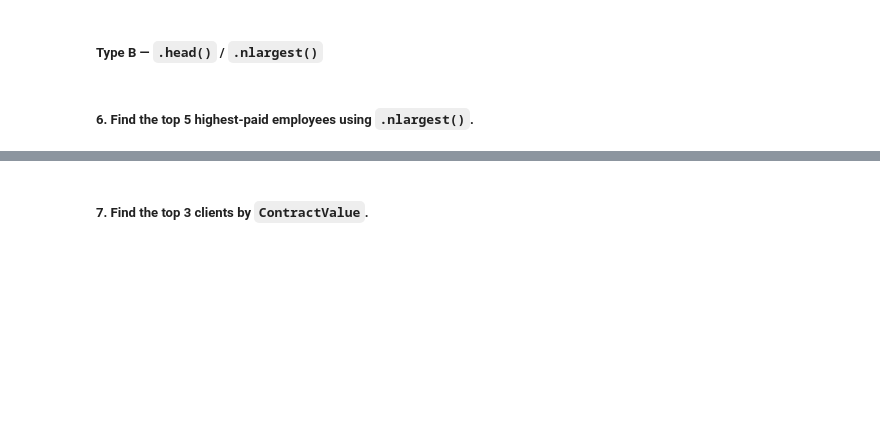
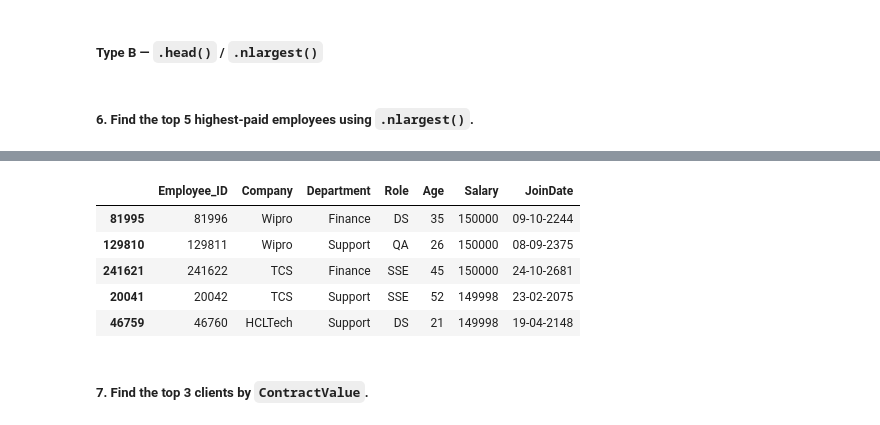
Before and after one commit to shiva3994/Projects, a Jupyter notebook: Python/L_Big4_India.ipynb, the cells around one changed output, grey strips where cells are left out. Cells and saved outputs as stored; diff of their text form; code cells hidden in the pictures; blank space fills up the shorter version.

```diff
--- a/Python/L_Big4_India.ipynb
+++ b/Python/L_Big4_India.ipynb
@@ -948,3 +957,12 @@ data_dict['Technologies'].sort_values( by = 'Popularity', ascending = False ).he
+# %%
+data_dict['Employees'].nlargest(5, 'Salary')
+# %% [output]
+|  | Employee_ID | Company | Department | Role | Age | Salary | JoinDate |
+| 81995 | 81996 | Wipro | Finance | DS | 35 | 150000 | 09-10-2244 |
+| 129810 | 129811 | Wipro | Support | QA | 26 | 150000 | 08-09-2375 |
+| 241621 | 241622 | TCS | Finance | SSE | 45 | 150000 | 24-10-2681 |
+| 20041 | 20042 | TCS | Support | SSE | 52 | 149998 | 23-02-2075 |
+| 46759 | 46760 | HCLTech | Support | DS | 21 | 149998 | 19-04-2148 |
 # %% [markdown]
 ##### 7. Find the top 3 clients by `ContractValue`.
 # %% [markdown]
```
Also changed, not shown: parts of 1 cell of this notebook.
